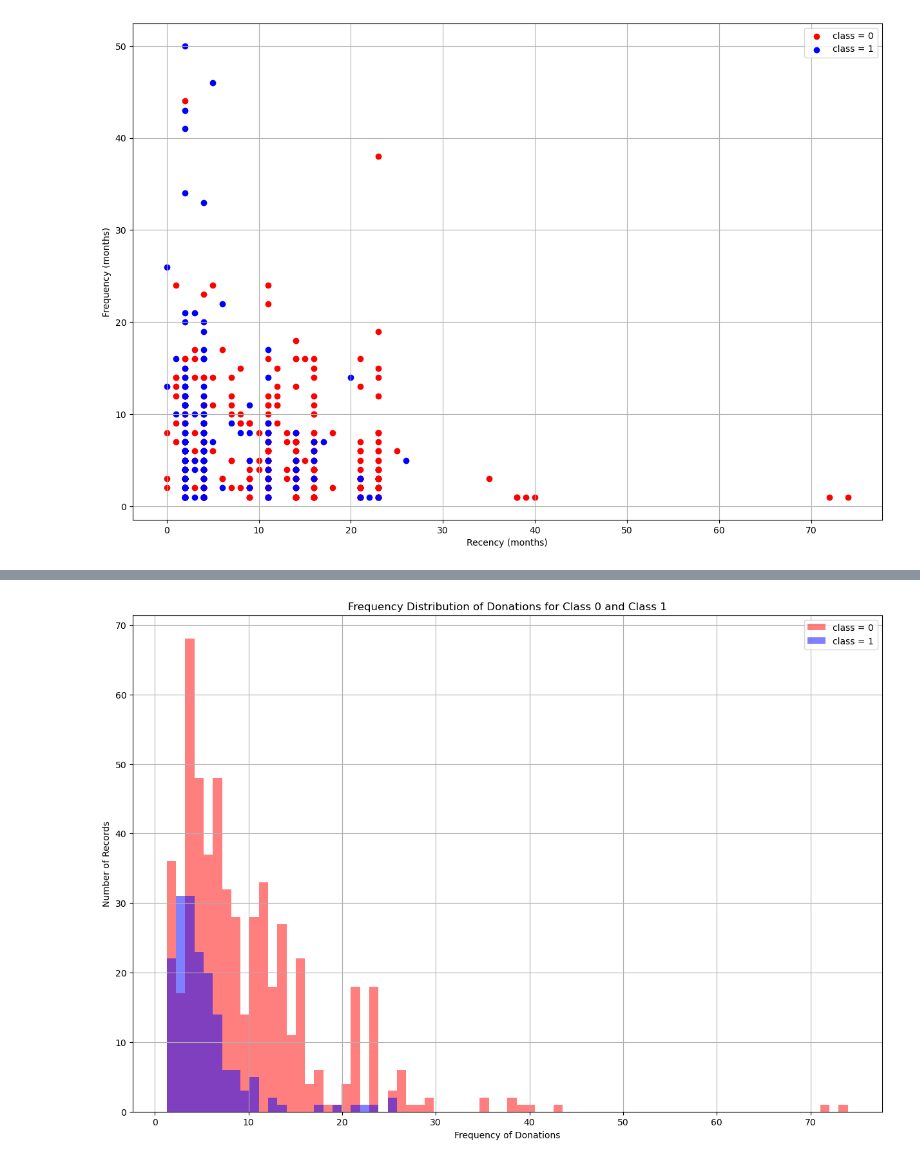
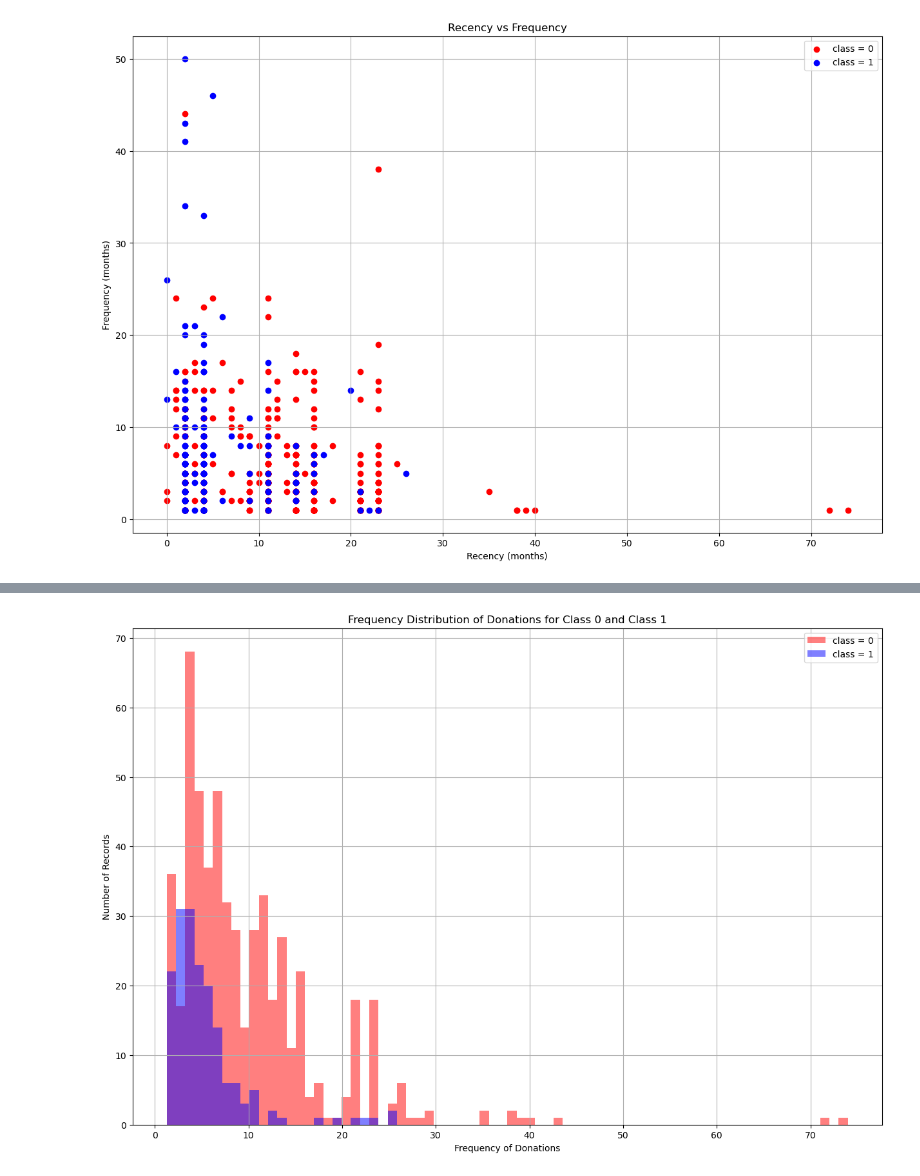
Before and after one commit to Nuraly1503/Data-Analytics, a Jupyter notebook: DA03/3-1.ipynb, the cells around one changed output, grey strips where cells are left out. Cells and saved outputs as stored; diff of their text form; code cells hidden in the pictures.

```diff
--- a/DA03/3-1.ipynb
+++ b/DA03/3-1.ipynb
@@ -34,17 +32,17 @@ loc_df_class_1 = df.loc[df['class'] == 1]
 loc_df_class_0_with_freq = df_with_freq.loc[df['class'] == 0]
 loc_df_class_1_with_freq = df_with_freq.loc[df['class'] == 1]
 # %%
-
 plt.figure(figsize=(15, 10))
 plt.scatter(loc_df_class_0['months_since_last_donation'], loc_df_class_0['total_number_of_donations'], color='red', label='class = 0')
 plt.scatter(loc_df_class_1['months_since_last_donation'], loc_df_class_1['total_number_of_donations'], color='blue', label='class = 1')
 plt.xlabel('Recency (months)')
 plt.ylabel('Frequency (months)')
+plt.title('Recency vs Frequency')
 plt.legend()
 plt.grid()
 plt.show()
 # %% [output]
-[figure, old version]
+[figure, new version]
 # %%
 df.describe()
 loc_df_class_0 = df.loc[df['class'] == 0]
```
Also changed, not shown: parts of 10 cells of this notebook.
